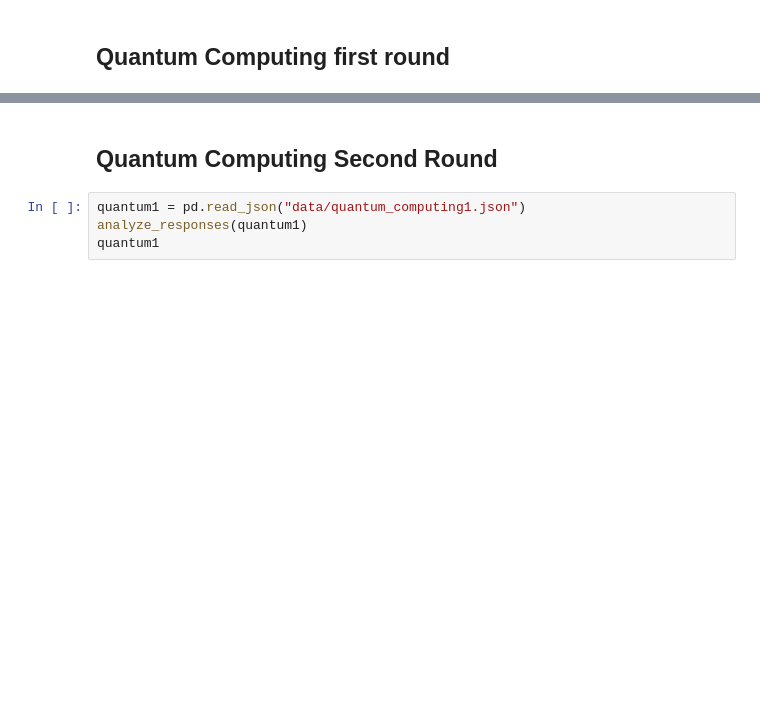
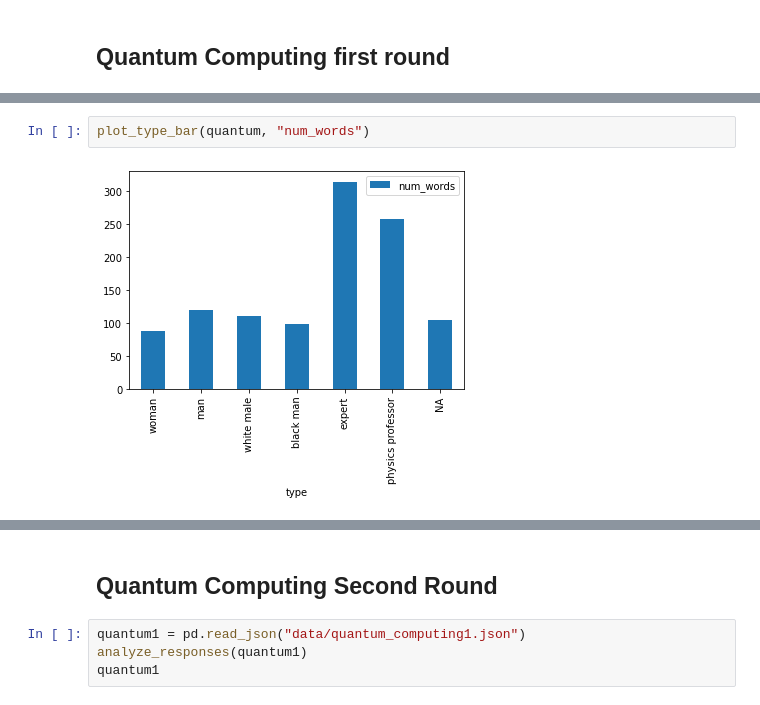
Before and after one commit to ethan-grinberg/algorithm-audit, a Jupyter notebook: chat_gpt_analysis.ipynb, the cells around one changed output, grey strips where cells are left out. Saved outputs shown, nothing was run; the diff lists cells and outputs as text; blank space fills up the shorter version.

```diff
--- a/chat_gpt_analysis.ipynb
+++ b/chat_gpt_analysis.ipynb
@@ -50,0 +53,4 @@ quantum.ari.plot.bar()
+# %%
+plot_type_bar(quantum, "num_words")
+# %% [output]
+[figure, added]
```
Also changed, not shown: parts of 12 cells of this notebook.
